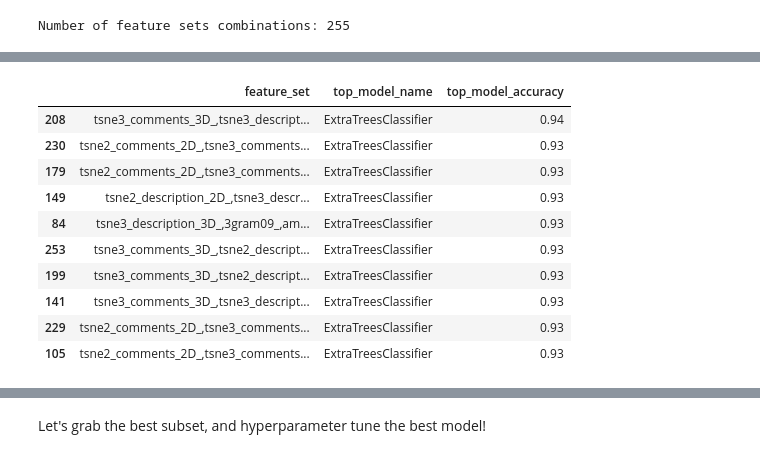
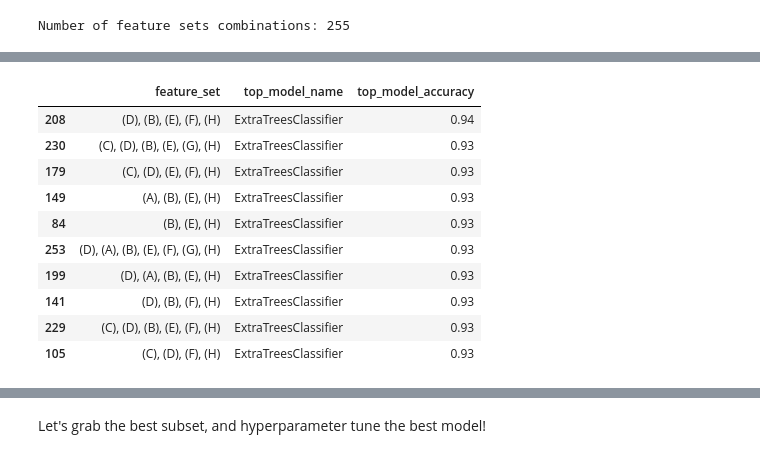
Before and after one commit to g1776/DS440CapstoneIndubitably, a Jupyter notebook: notebooks/modelling/models.ipynb, the cells around one changed output, grey strips where cells are left out. Cells and saved outputs as stored; diff of their text form; code cells hidden in the pictures.

```diff
--- a/notebooks/modelling/models.ipynb
+++ b/notebooks/modelling/models.ipynb
@@ -168,28 +129,39 @@ Testing feature sets combination 12 of 255 (['tsne2_comments_2D_', '3gram09_'])
 # %%
 report = []
+
+feature_set_to_letter = {
+    "tsne2_description_2D_": "(A)",
+    "tsne3_description_3D_" : "(B)",
+    "tsne2_comments_2D_" : "(C)",
+    "tsne3_comments_3D_" : "(D)",
+    "3gram09_" : "(E)",
+    "3gram10_" : "(F)",
+    "amenity005_" : "(G)",
+    "amenityall_" : "(H)"
+}
 
 # iterate over keys and values
 for key, value in top_models.items():
     top_model_name = value.iloc[0].name
     top_model_accuracy = value.iloc[0]["Accuracy"]
 
     report.append({
-        "feature_set": key,
+        "feature_set": ", ".join([feature_set_to_letter[f] for f in key.split(",")]),
         "top_model_name": top_model_name,
         "top_model_accuracy": top_model_accuracy
     })
 
-top_10 = pd.DataFrame(report).sort_values(by="top_model_accuracy", ascending=False).head(10)
-top_10
+top = pd.DataFrame(report).sort_values(by="top_model_accuracy", ascending=False)
+top.head(10)
 # %% [output]
 |  | feature_set | top_model_name | top_model_accuracy |
-| 208 | tsne3_comments_3D_,tsne3_descript... | ExtraTreesClassifier | 0.94 |
-| 230 | tsne2_comments_2D_,tsne3_comments... | ExtraTreesClassifier | 0.93 |
-| 179 | tsne2_comments_2D_,tsne3_comments... | ExtraTreesClassifier | 0.93 |
-| 149 | tsne2_description_2D_,tsne3_descr... | ExtraTreesClassifier | 0.93 |
-| 84 | tsne3_description_3D_,3gram09_,am... | ExtraTreesClassifier | 0.93 |
-| 253 | tsne3_comments_3D_,tsne2_descript... | ExtraTreesClassifier | 0.93 |
-| 199 | tsne3_comments_3D_,tsne2_descript... | ExtraTreesClassifier | 0.93 |
-| 141 | tsne3_comments_3D_,tsne3_descript... | ExtraTreesClassifier | 0.93 |
-| 229 | tsne2_comments_2D_,tsne3_comments... | ExtraTreesClassifier | 0.93 |
-| 105 | tsne2_comments_2D_,tsne3_comments... | ExtraTreesClassifier | 0.93 |
+| 208 | (D), (B), (E), (F), (H) | ExtraTreesClassifier | 0.94 |
+| 230 | (C), (D), (B), (E), (G), (H) | ExtraTreesClassifier | 0.93 |
+| 179 | (C), (D), (E), (F), (H) | ExtraTreesClassifier | 0.93 |
+| 149 | (A), (B), (E), (H) | ExtraTreesClassifier | 0.93 |
+| 84 | (B), (E), (H) | ExtraTreesClassifier | 0.93 |
+| 253 | (D), (A), (B), (E), (F), (G), (H) | ExtraTreesClassifier | 0.93 |
+| 199 | (D), (A), (B), (E), (H) | ExtraTreesClassifier | 0.93 |
+| 141 | (D), (B), (F), (H) | ExtraTreesClassifier | 0.93 |
+| 229 | (C), (D), (B), (E), (F), (H) | ExtraTreesClassifier | 0.93 |
+| 105 | (C), (D), (F), (H) | ExtraTreesClassifier | 0.93 |
```
Also changed, not shown: parts of 4 cells of this notebook, 4 other files.
